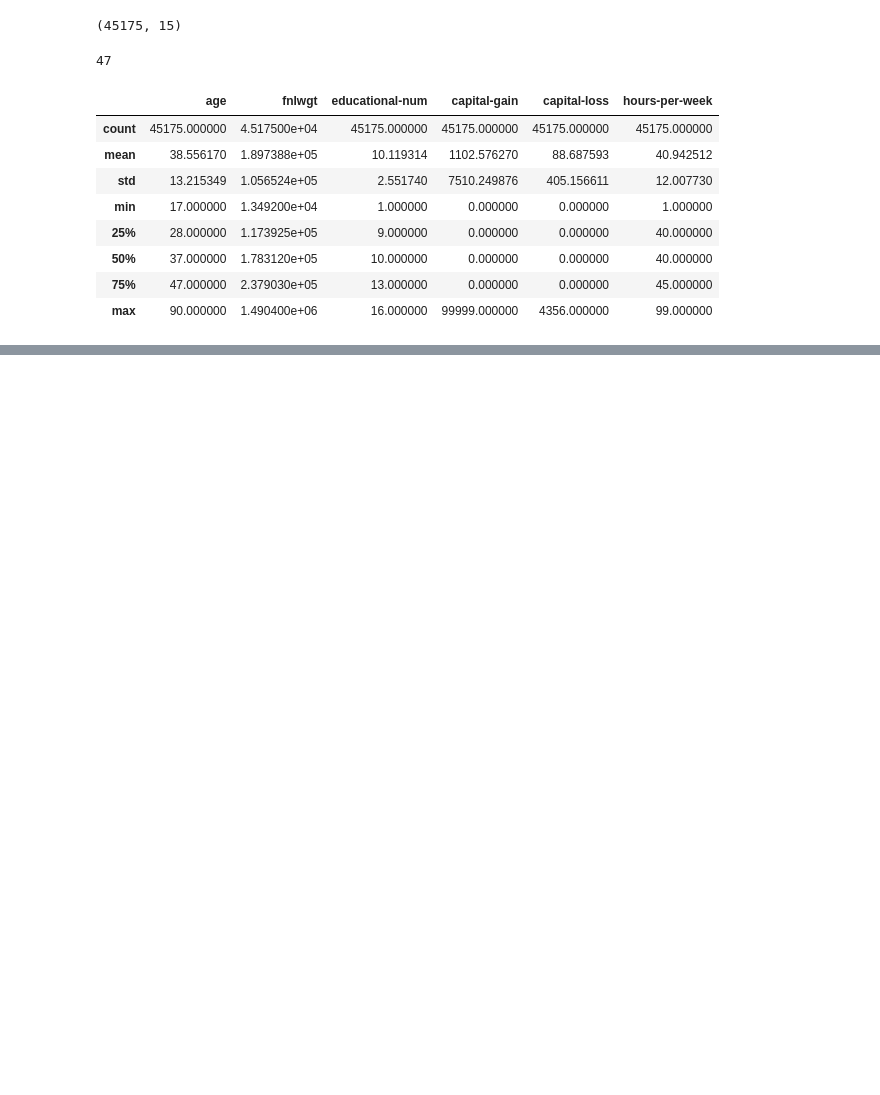
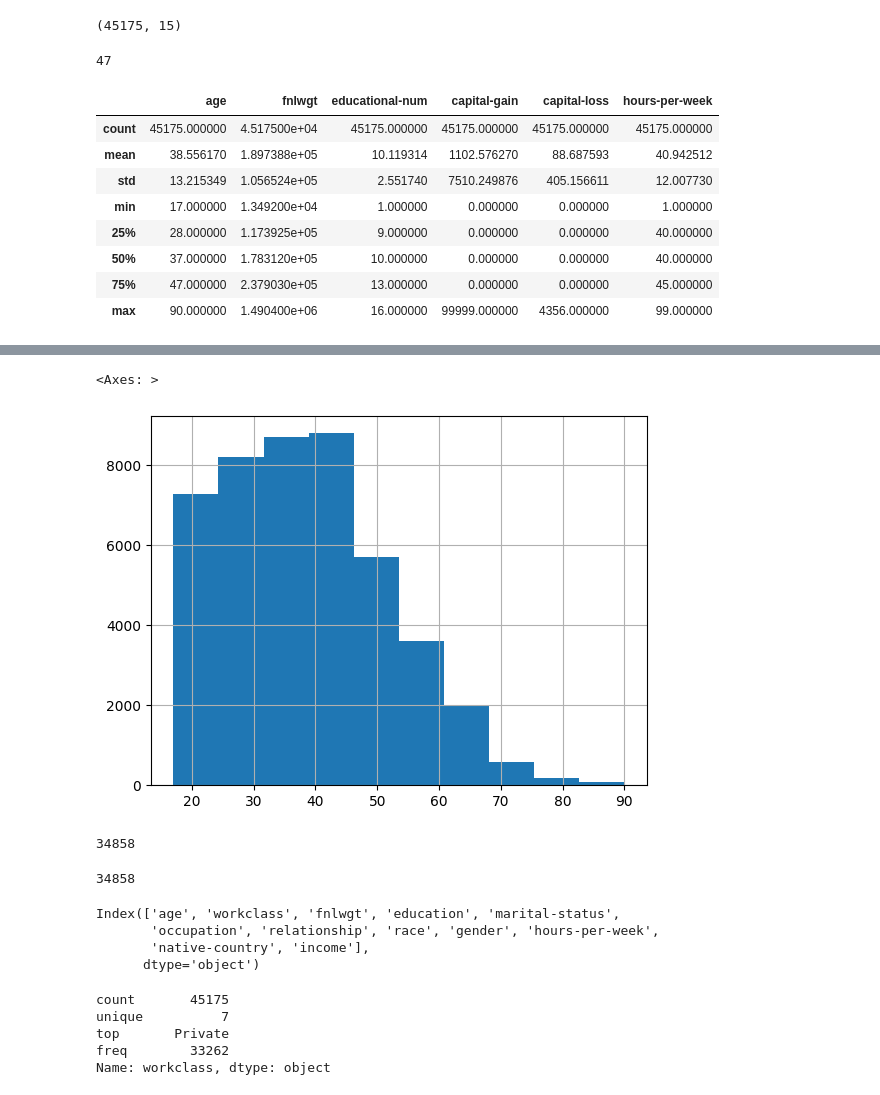
Before and after one commit to partho39/a, a Jupyter notebook: adultdata.ipynb, the cells around one changed output, grey strips where cells are left out. Drawn from its saved outputs; the diff is of its cells as text; code cells hidden in the pictures; blank space fills up the shorter version.

```diff
--- a/adultdata.ipynb
+++ b/adultdata.ipynb
@@ -219,0 +262,2 @@ data.describe()
+# %%
+data=data.drop(['educational-num','capital-gain','capital-loss'],axis=1)
@@ -219,0 +290,28 @@ data.describe()
+# %%
+data['age'].hist()
+# %% [output]
+<Axes: >
+[figure, added]
+# %%
+sum((data['age']>=17) & (data['age']<=48))
+# %% [output]
+34858
+# %%
+sum(data['age'].between(17,48))
+# %% [output]
+34858
+# %%
+data.columns
+# %% [output]
+Index(['age', 'workclass', 'fnlwgt', 'education', 'marital-status',
+       'occupation', 'relationship', 'race', 'gender', 'hours-per-week',
+       'native-country', 'income'],
+      dtype='object')
+# %%
+data['workclass'].describe()
+# %% [output]
+count       45175
+unique          7
+top       Private
+freq        33262
+Name: workclass, dtype: object
```
Also changed, not shown: parts of 21 cells of this notebook.
